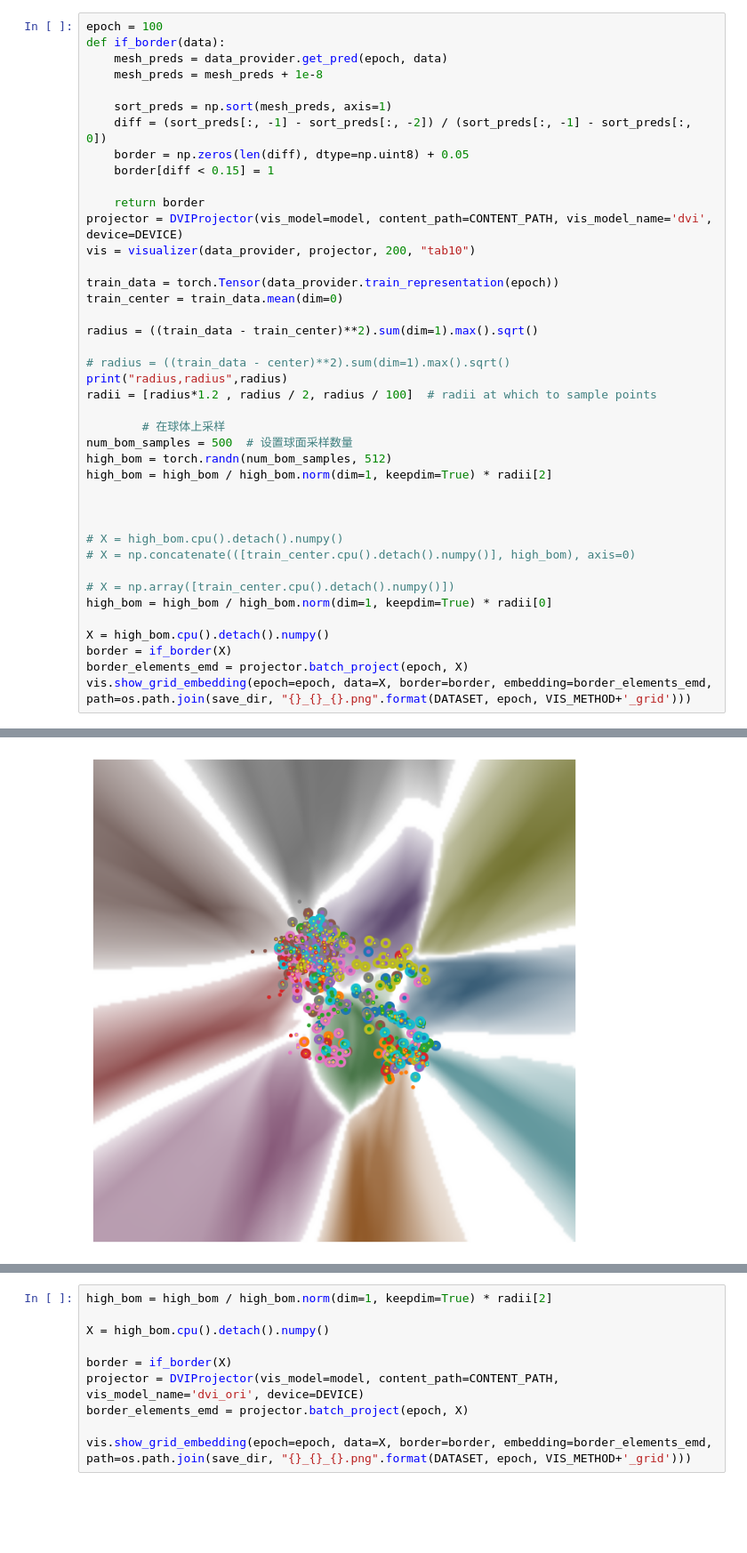
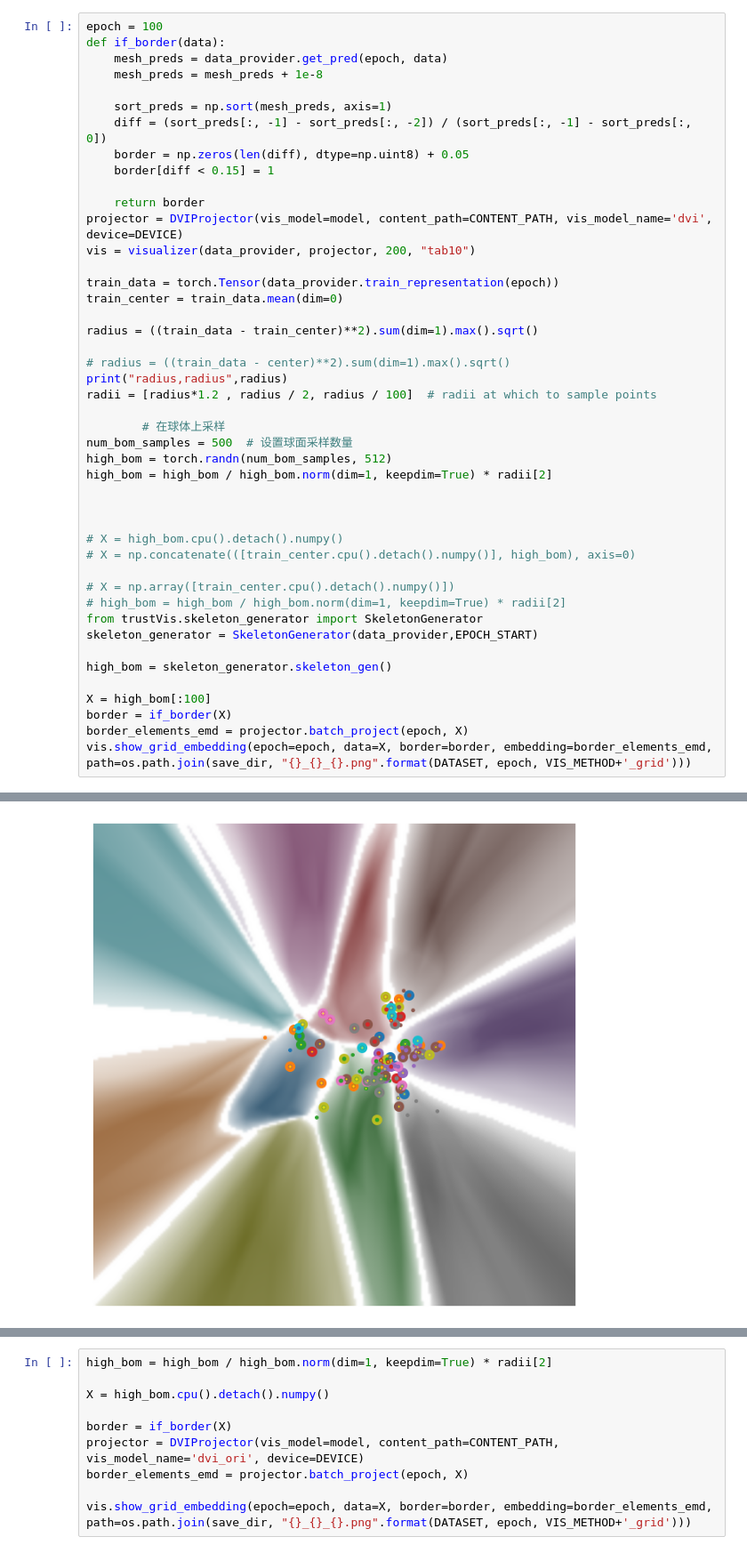
Before and after one commit to code-philia/Trustvis, a Jupyter notebook: GridDviexperiments/skeleton.ipynb, the cells around one changed output, grey strips where cells are left out. Shown at 89% size. Saved outputs shown, nothing was run; the diff lists cells and outputs as text; blank space fills up the shorter version.

```diff
--- a/GridDviexperiments/skeleton.ipynb
+++ b/GridDviexperiments/skeleton.ipynb
@@ -135,9 +135,13 @@ high_bom = high_bom / high_bom.norm(dim=1, keepdim=True) * radii[2]
 # X = np.concatenate(([train_center.cpu().detach().numpy()], high_bom), axis=0)
 
 # X = np.array([train_center.cpu().detach().numpy()])
-high_bom = high_bom / high_bom.norm(dim=1, keepdim=True) * radii[0]
+# high_bom = high_bom / high_bom.norm(dim=1, keepdim=True) * radii[2]
+from trustVis.skeleton_generator import SkeletonGenerator
+skeleton_generator = SkeletonGenerator(data_provider,EPOCH_START)
 
-X = high_bom.cpu().detach().numpy()
+high_bom = skeleton_generator.skeleton_gen()
+
+X = high_bom[:100]
 border = if_border(X)
 border_elements_emd = projector.batch_project(epoch, X)
 vis.show_grid_embedding(epoch=epoch, data=X, border=border, embedding=border_elements_emd, path=os.path.join(save_dir, "{}_{}_{}.png".format(DATASET, epoch, VIS_METHOD+'_grid')))
@@ -153,4 +159,4 @@ Successfully load the DVI visualization model for iteration 100
-[figure, old version]
+[figure, new version]
 # %%
 vis.savefig(epoch,path=os.path.join(save_dir, "{}_{}_{}.png".format(DATASET, epoch, 'dvigrid')))
 # %% [output]
```
Also changed, not shown: parts of 6 cells of this notebook, 3 other files.
